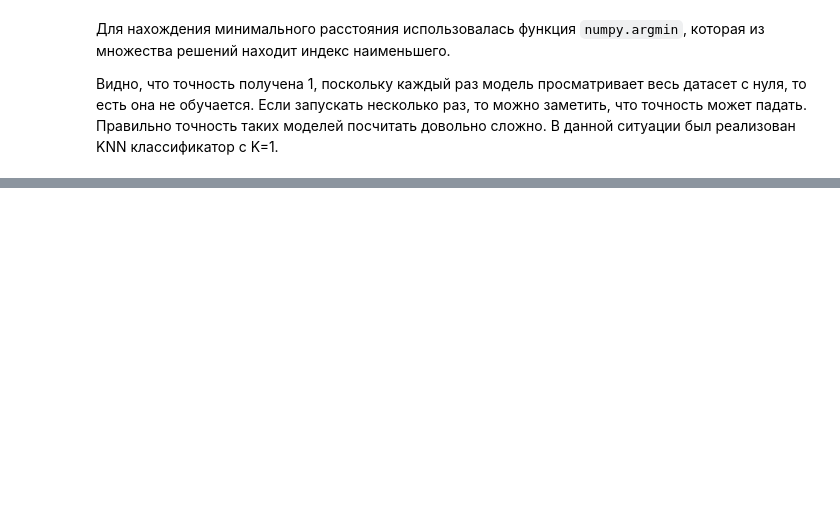
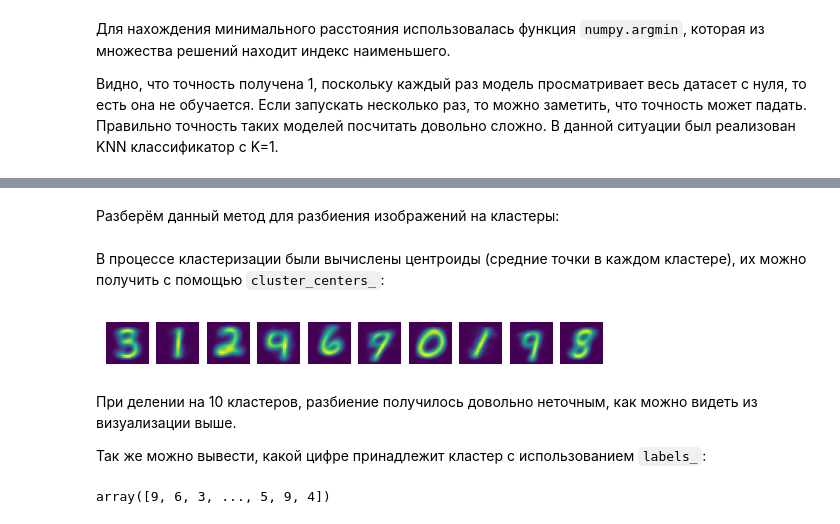
Before and after one commit to RoKivals/AI_MAI, a Jupyter notebook: Lesson3.ipynb, the cells around one changed output, grey strips where cells are left out. Drawn from its saved outputs; the diff is of its cells as text; code cells hidden in the pictures; blank space fills up the shorter version.

```diff
--- a/Lesson3.ipynb
+++ b/Lesson3.ipynb
@@ -1456,0 +1559,24 @@ Accuracy for k=9 is 0.9455
+# %% [markdown]
+Разберём данный метод для разбиения изображений на кластеры:
+# %%
+import sklearn.cluster
+
+model = sklearn.cluster.KMeans(n_clusters=10).fit(X)
+# %% [markdown]
+В процессе кластеризации были вычислены центроиды (средние точки в каждом кластере), их можно получить с помощью `cluster_centers_`:
+# %%
+fig,ax = plt.subplots(1,10)
+for i,im in enumerate(model.cluster_centers_):
+    ax[i].imshow(im.reshape(28,28))
+    ax[i].axis('off')
+plt.show()
+# %% [output]
+[figure, added]
+# %% [markdown]
+При делении на 10 кластеров, разбиение получилось довольно неточным, как можно видеть из визуализации выше.
+
+Так же можно вывести, какой цифре принадлежит кластер с использованием `labels_`:
+# %%
+model.labels_
+# %% [output]
+array([9, 6, 3, ..., 5, 9, 4])
```
Also changed, not shown: parts of 110 cells of this notebook, 3 other files.
